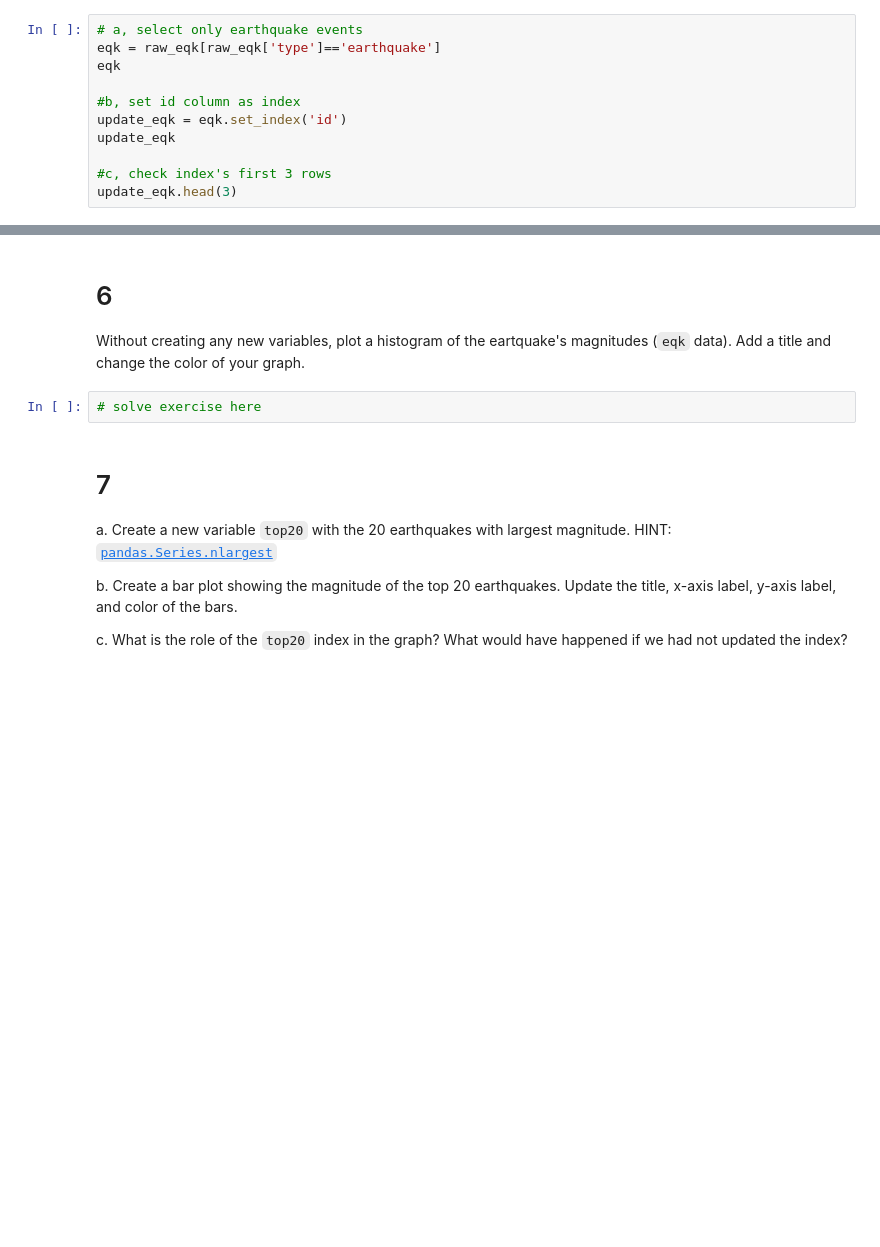
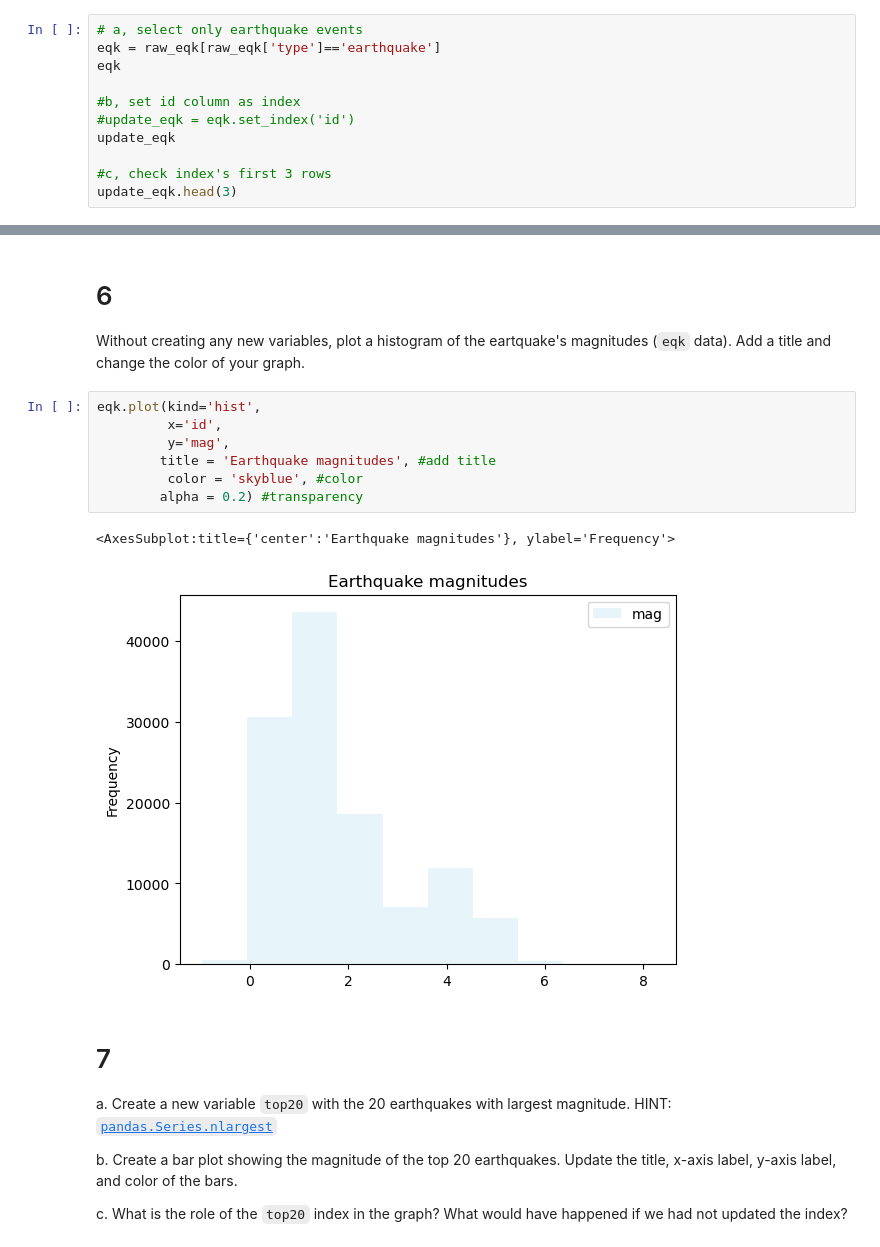
Before and after one commit to lchenhub/eds220-hwk-1, a Jupyter notebook: hwk1-task4.ipynb, the cells around one changed output, grey strips where cells are left out. Cells and saved outputs as stored; diff of their text form; blank space fills up the shorter version.

Commit message:
included histogram and bar graph

```diff
--- a/hwk1-task4.ipynb
+++ b/hwk1-task4.ipynb
@@ -97,7 +98,7 @@ eqk = raw_eqk[raw_eqk['type']=='earthquake']
 eqk
 
 #b, set id column as index
-update_eqk = eqk.set_index('id')
+#update_eqk = eqk.set_index('id')
 update_eqk
 
 #c, check index's first 3 rows
@@ -119,8 +127,16 @@ HINT: There are *many* ways you can get this information. One could be to use (2
 # %% [markdown]
 # 6
 Without creating any new variables, plot a histogram of the eartquake's magnitudes (`eqk` data). Add a title and change the color of your graph.
-# %%
-# solve exercise here
+# %%
+eqk.plot(kind='hist',
+         x='id',
+         y='mag',
+        title = 'Earthquake magnitudes', #add title
+         color = 'skyblue', #color
+        alpha = 0.2) #transparency
+# %% [output]
+<AxesSubplot:title={'center':'Earthquake magnitudes'}, ylabel='Frequency'>
+[figure, added]
 # %% [markdown]
 # 7
 
```
Also changed, not shown: parts of 5 cells of this notebook.
